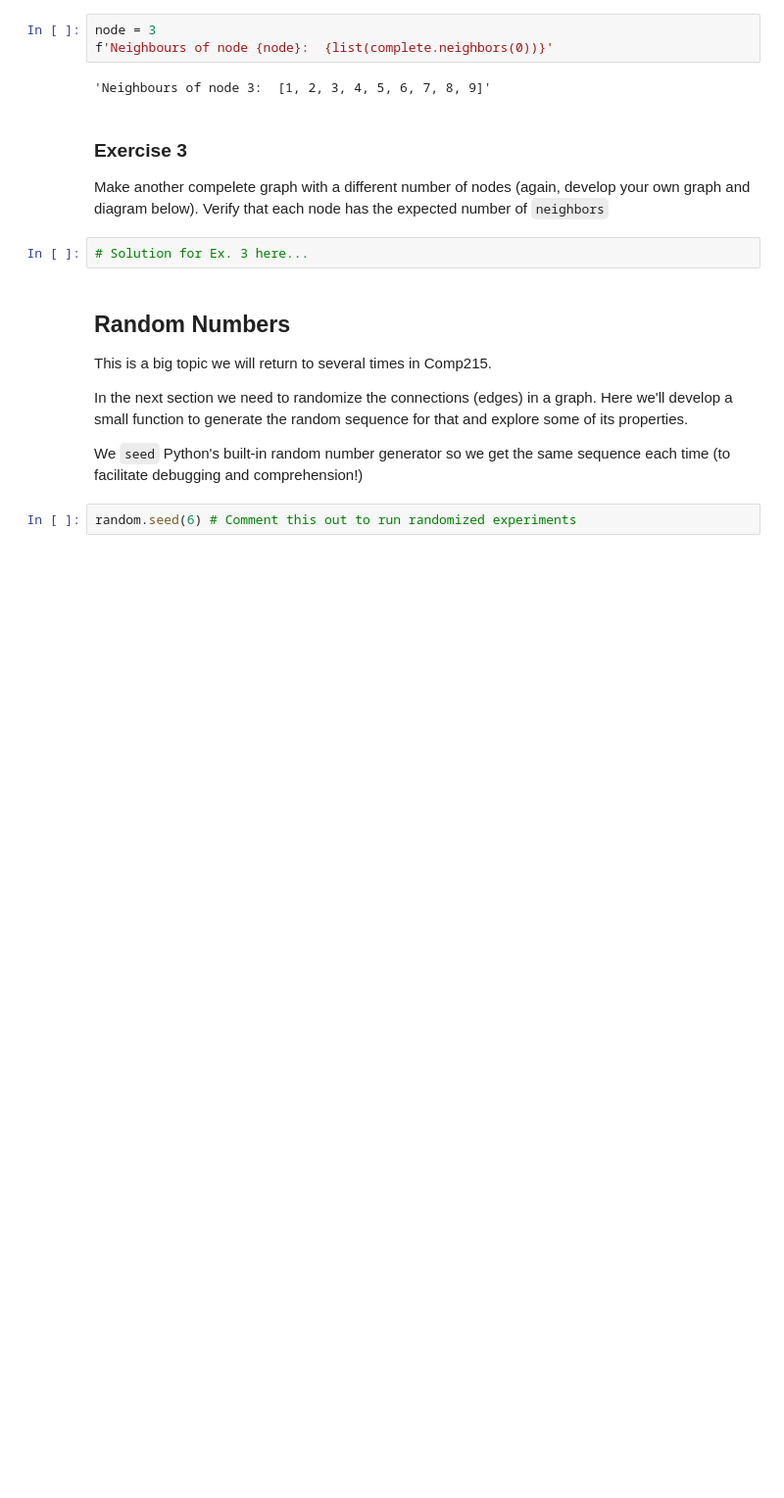
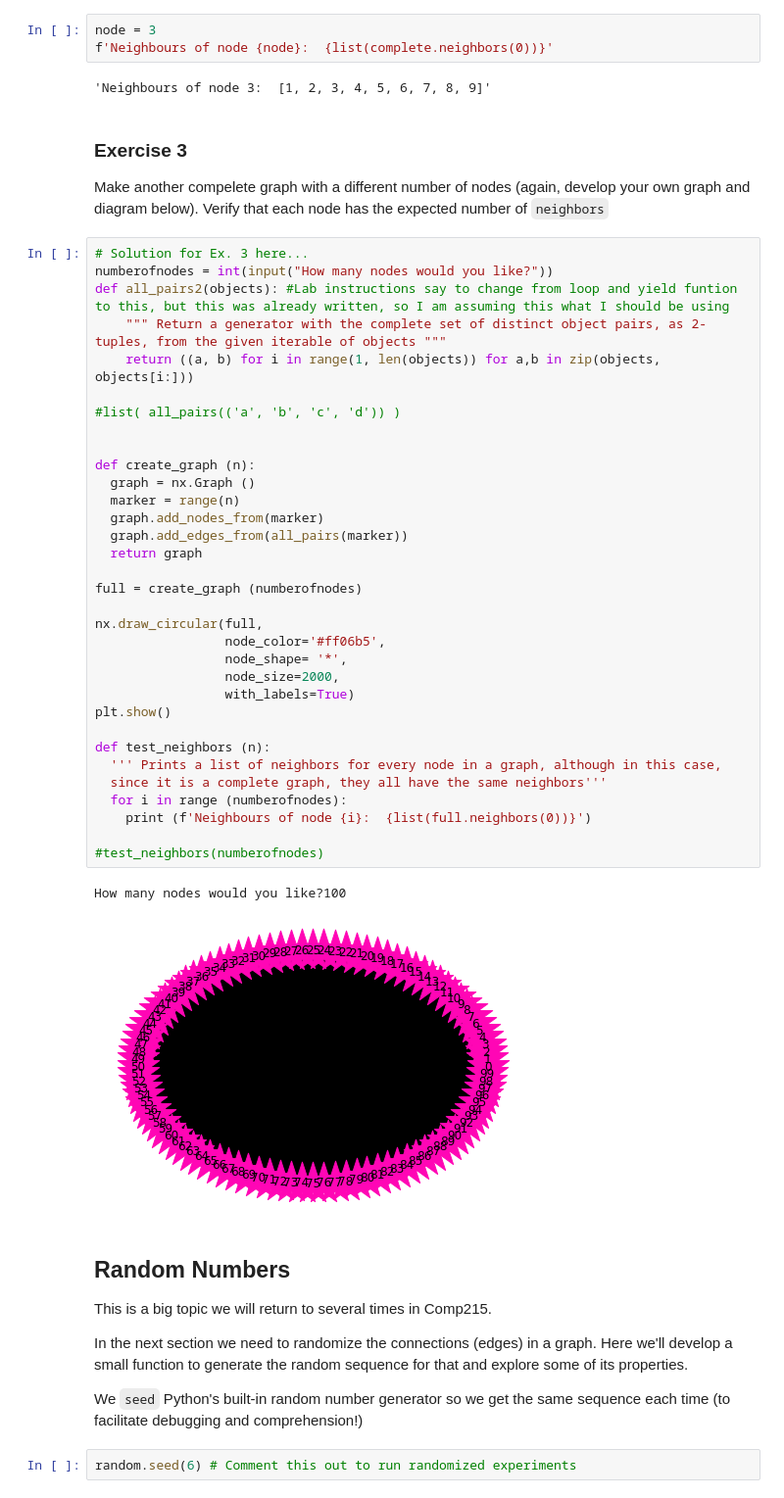
Before and after one commit to rdonald03/cap-comp215, a Jupyter notebook: labs/lab04.ipynb, the cells around one changed output. Shown: that part at 98% size. Saved outputs shown, nothing was run; the diff lists cells and outputs as text; blank space fills up the shorter version.

```diff
--- a/labs/lab04.ipynb
+++ b/labs/lab04.ipynb
@@ -190,8 +231,42 @@ f'Neighbours of node {node}:  {list(complete.neighbors(0))}'
 ### Exercise 3
 Make another compelete graph with a different number of nodes (again, develop your own graph and diagram below).
 Verify that each node has the expected number of `neighbors`
-# %%
-# Solution for Ex. 3 here...
+# %%
+# Solution for Ex. 3 here...
+numberofnodes = int(input("How many nodes would you like?"))
+def all_pairs2(objects): #Lab instructions say to change from loop and yield funtion to this, but this was already written, so I am assuming this what I should be using
+    """ Return a generator with the complete set of distinct object pairs, as 2-tuples, from the given iterable of objects """
+    return ((a, b) for i in range(1, len(objects)) for a,b in zip(objects, objects[i:]))
+
+#list( all_pairs(('a', 'b', 'c', 'd')) )
+
+
+def create_graph (n):
+  graph = nx.Graph ()
+  marker = range(n)
+  graph.add_nodes_from(marker)
+  graph.add_edges_from(all_pairs(marker))
+  return graph
+
+full = create_graph (numberofnodes)
+
+nx.draw_circular(full,
+                 node_color='#ff06b5',
+                 node_shape= '*',
+                 node_size=2000,
+                 with_labels=True)
+plt.show()
+
+def test_neighbors (n):
+  ''' Prints a list of neighbors for every node in a graph, although in this case,
+  since it is a complete graph, they all have the same neighbors'''
+  for i in range (numberofnodes):
+    print (f'Neighbours of node {i}:  {list(full.neighbors(0))}')
+
+#test_neighbors(numberofnodes)
+# %% [output]
+How many nodes would you like?100
+[figure, added]
 # %% [markdown]
 ## Random Numbers
 This is a big topic we will return to several times in Comp215.
```
Also changed, not shown: parts of 14 cells of this notebook.
